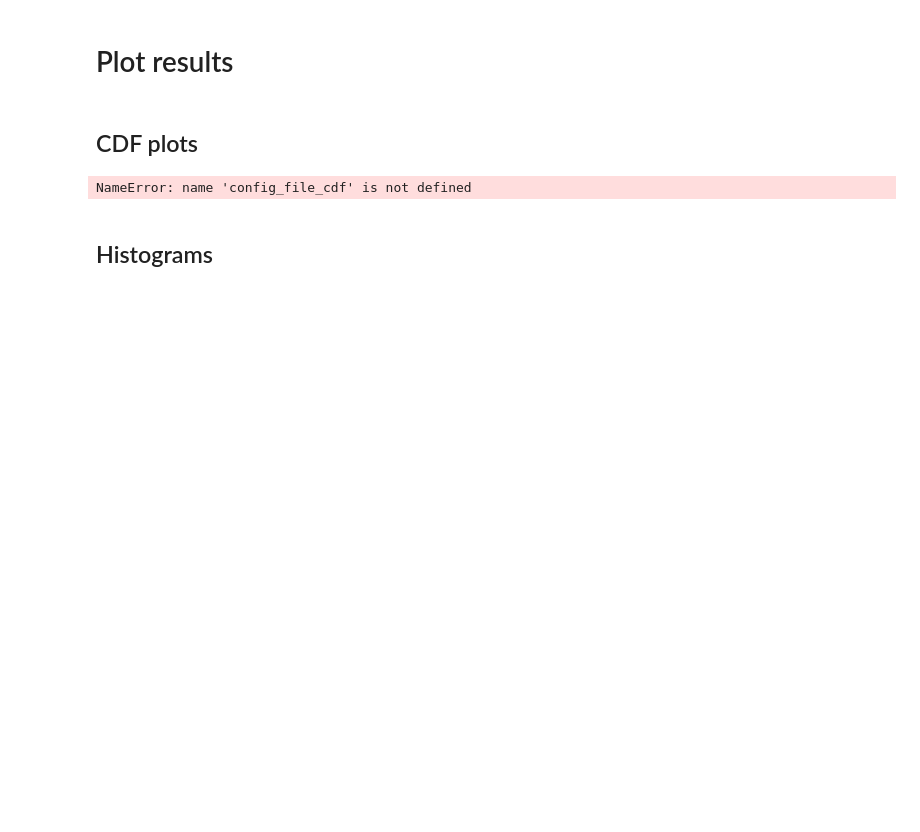
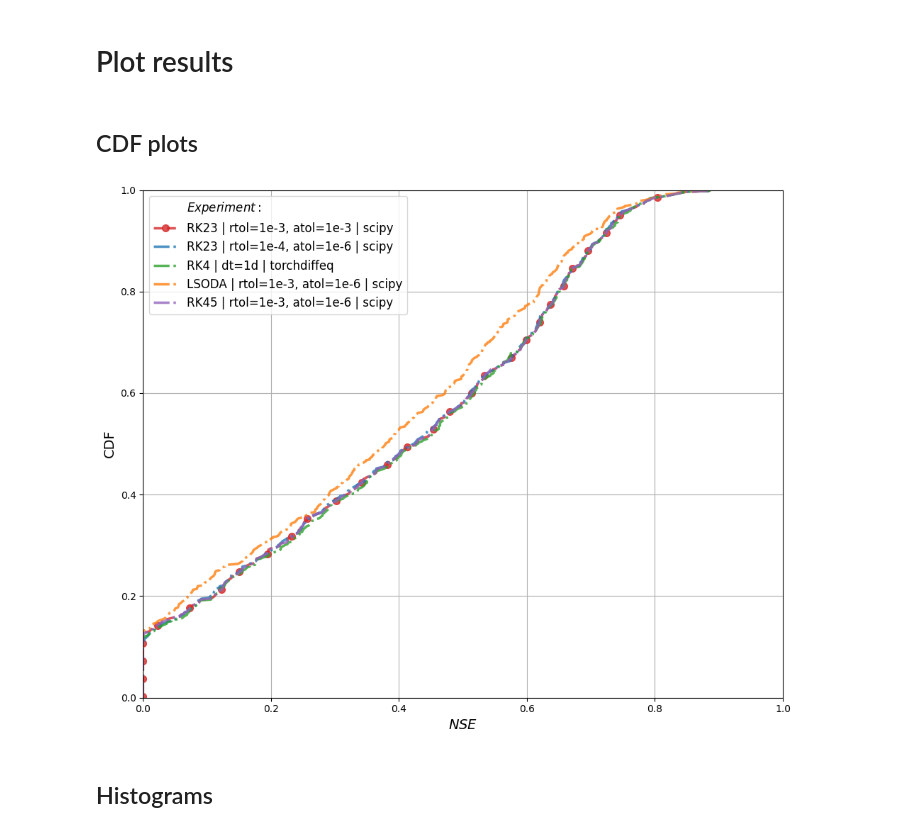
Before and after one commit to jpcurbelo/torchHydroNodes, a Jupyter notebook: src/scripts/process_model_results.ipynb, the cells around one changed output. Drawn from its saved outputs; the diff is of its cells as text; code cells hidden in the pictures; blank space fills up the shorter version.

```diff
--- a/src/scripts/process_model_results.ipynb
+++ b/src/scripts/process_model_results.ipynb
@@ -56,19 +65,22 @@ graph_title = cfg['graph_title']
 # %%
 # Load config_file
 with open(config_file_cdf, 'r') as ymlfile:
         config_data2 = yaml.load(ymlfile, Loader=yaml.FullLoader)
 
 folder4cdf_dir_list = config_data2['folders4cdf_dir']
 
 
-# Define zoom ranges
-zoom_ranges_x = [(0.8, 0.9), (0.58, 0.7), (0.2, 0.5)]
-zoom_ranges_y = [(0.85, 1.0), (0.4, 0.66), (0.1, 0.3)]
+# # Define zoom ranges
+# zoom_ranges_x = [(0.8, 0.9), (0.58, 0.7), (0.2, 0.5)]
+# zoom_ranges_y = [(0.85, 1.0), (0.4, 0.66), (0.1, 0.3)]
+
+# # Call the function
+# plot_nse_cdf(folder4cdf_dir_list, zoom_ranges_x, zoom_ranges_y)
 
 # Call the function
-plot_nse_cdf(folder4cdf_dir_list, zoom_ranges_x, zoom_ranges_y)
+plot_nse_cdf(folder4cdf_dir_list)
 # %% [output]
-NameError: name 'config_file_cdf' is not defined
+[figure, added]
 # %% [markdown]
 ## Histograms
 # %%
```
Also changed, not shown: parts of 4 cells of this notebook, 11 other files.
